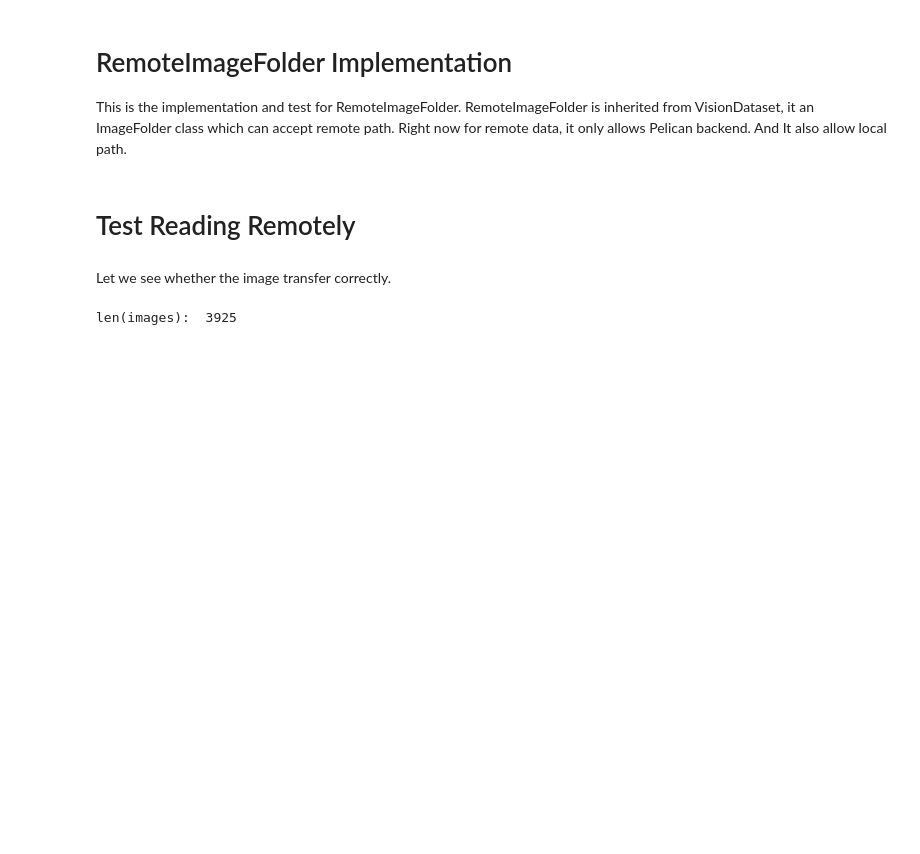
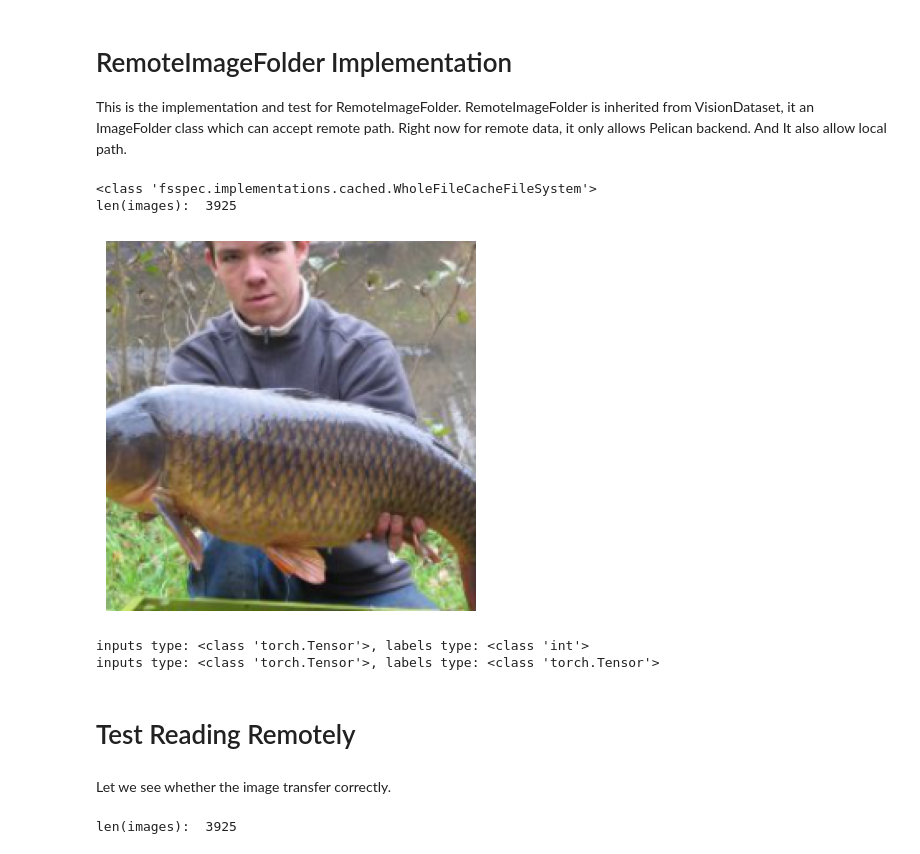
Before and after one commit to PelicanPlatform/PelicanPytorchTutorial, a Jupyter notebook: Others/Test RemoteImageFolder.ipynb, the cells around one changed output. Saved outputs shown, nothing was run; the diff lists cells and outputs as text; code cells hidden in the pictures; blank space fills up the shorter version.

```diff
--- a/Others/Test RemoteImageFolder.ipynb
+++ b/Others/Test RemoteImageFolder.ipynb
@@ -14,6 +14,7 @@ from pelicanfs.core import PelicanFileSystem
 import time
 from PIL import Image
 from fsspec.implementations.local import LocalFileSystem
+from fsspec.implementations.cached import WholeFileCacheFileSystem
 from torchvision.datasets import VisionDataset
 from torchvision.io import read_image
 from PIL import Image
@@ -21,8 +22,9 @@ import matplotlib.pyplot as plt
 
 class RemoteImageFolder(VisionDataset):
 
-    def __init__(self, root,transform=None, target_transform=None):
+    def __init__(self, root, fs = LocalFileSystem, transform=None, target_transform=None):
         super().__init__(root, transform=transform, target_transform=target_transform)
+        self.fs = fs
         if os.path.isdir(root):
             self._init_local(root)
         else:
@@ -31,15 +33,12 @@ class RemoteImageFolder(VisionDataset):
     def _init_local(self, root):
         print(f"Initializing local dataset from {root}")
         self.root = root
-        self.fs = LocalFileSystem()
         self.classes = sorted(os.listdir(root))
         self.class_to_idx = {cls: i for i, cls in enumerate(self.classes)}
         self.imgs = self._make_dataset_local()
 
     def _init_remote(self, root, transform=None):
         self.root = root
-        self.fs = PelicanFileSystem("pelican://osg-htc.org")
-
         self.classes = sorted([item['name'] for item in self.fs.ls(root)])
         self.class_to_idx = {cls: i for i, cls in enumerate(self.classes)}
 
@@ -72,10 +71,11 @@ class RemoteImageFolder(VisionDataset):
 
     def __getitem__(self, index):
         img_path, target = self.imgs[index]
-        if isinstance(self.fs, PelicanFileSystem):
+        if isinstance(self.fs, PelicanFileSystem) or isinstance(self.fs, WholeFileCacheFileSystem):
             with self.fs.open(img_path, 'rb') as f:
                 img = Image.open(f).convert('RGB')
         else:
+            print("img_path: ", img_path)
             img = read_image(img_path)
             img = transforms.ToPILImage()(img)
 
@@ -89,6 +89,48 @@ class RemoteImageFolder(VisionDataset):
 
     def __len__(self):
         return len(self.imgs)
+# %%
+
+
+fs = fsspec.filesystem("filecache", target_protocol='osdf',
+                       cache_storage='/tmp/files/')
+print(type(fs))
+
+valfile_path = "/chtc/PUBLIC/hzhao292/ImageNetMini/val"
+
+val_transforms = transforms.Compose([
+    transforms.Resize(256),
+    transforms.CenterCrop(224),
+    transforms.ToTensor(),
+    transforms.Normalize(mean=[0.485, 0.456, 0.406], std=[0.229, 0.224, 0.225]),
+])
+
+val_dataset = RemoteImageFolder(root=valfile_path, fs = fs, transform=val_transforms)
+
+image, label = val_dataset[1]
+img = denormalize(image, mean=[0.485, 0.456, 0.406], std=[0.229, 0.224, 0.225])
+img_back_to_pil = F.to_pil_image(img)
+plt.imshow(img_back_to_pil)
+plt.axis('off')  # Hide axes
+plt.show()
+
+
+for inputs, labels in val_dataset:
+    print(f"inputs type: {type(inputs)}, labels type: {type(labels)}")
+    break
+
+val_loader = DataLoader(val_dataset, batch_size=32, shuffle=False, num_workers=0, pin_memory=True)
+
+
+for inputs, labels in val_loader:
+    print(f"inputs type: {type(inputs)}, labels type: {type(labels)}")
+    break
+# %% [output]
+<class 'fsspec.implementations.cached.WholeFileCacheFileSystem'>
+len(images):  3925
+[figure, added]
+inputs type: <class 'torch.Tensor'>, labels type: <class 'int'>
+inputs type: <class 'torch.Tensor'>, labels type: <class 'torch.Tensor'>
 # %% [markdown]
 # Test Reading Remotely
 # %% [markdown]
```
Also changed, not shown: parts of 2 cells of this notebook, 3 other files.
